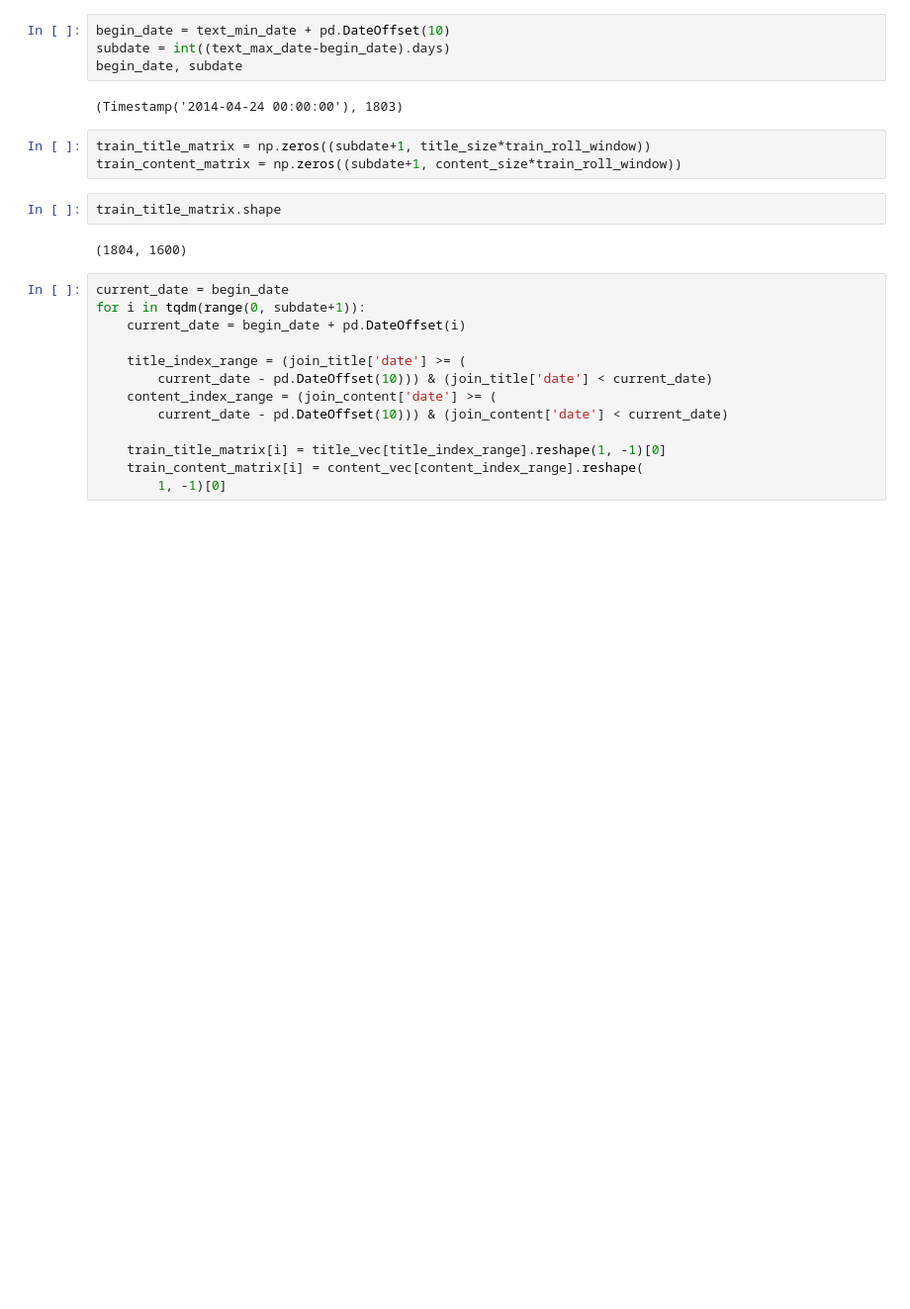
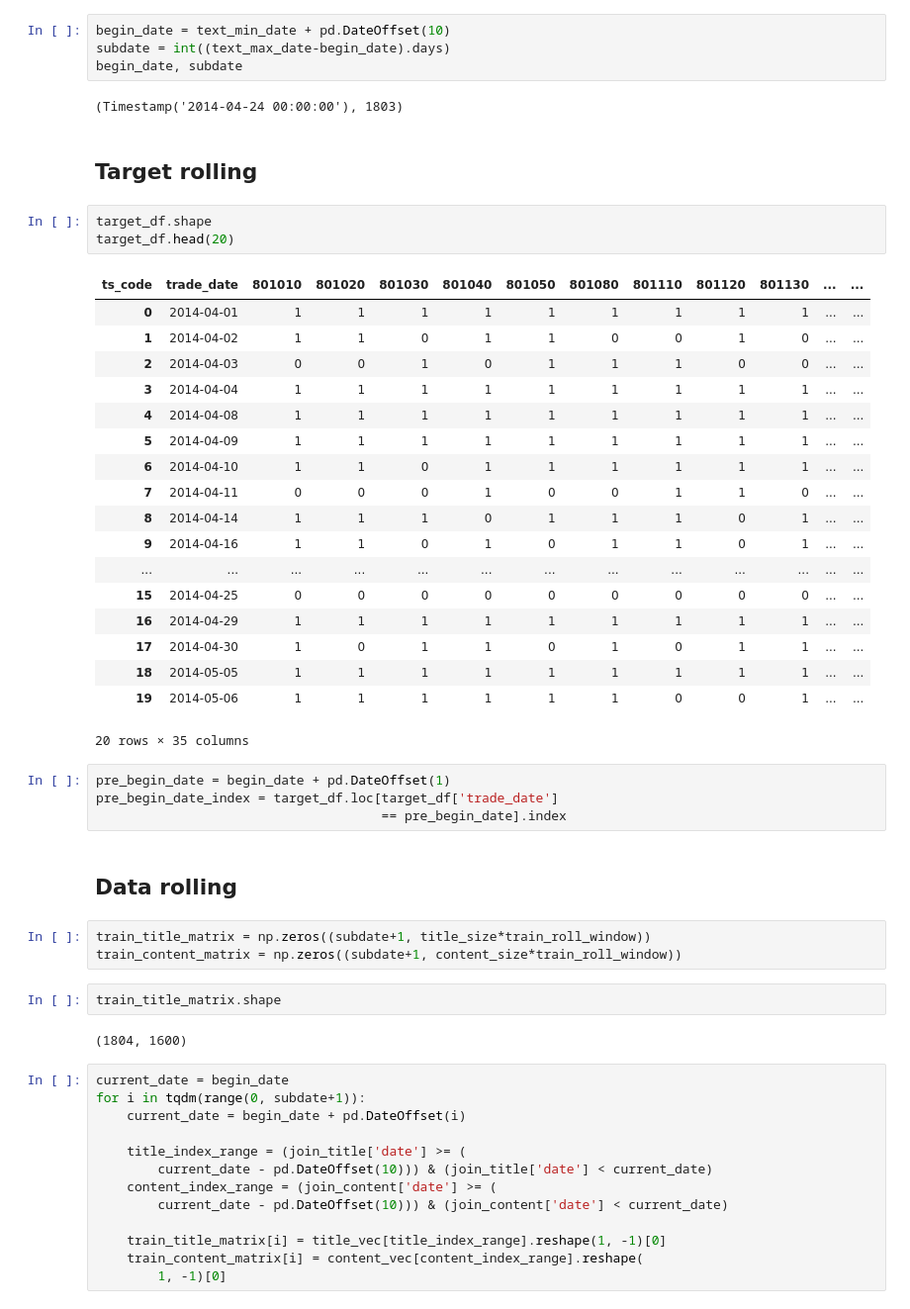
Before and after one commit to sharyxue/News-to-Predict-Stock-Movements, a Jupyter notebook: Code/Text/TextPreprocess.ipynb, the cells around one changed output. Shown at 99% size. Saved outputs shown, nothing was run; the diff lists cells and outputs as text; blank space fills up the shorter version.

```diff
--- a/Code/Text/TextPreprocess.ipynb
+++ b/Code/Text/TextPreprocess.ipynb
@@ -259,6 +253,36 @@ subdate = int((text_max_date-begin_date).days)
 begin_date, subdate
 # %% [output]
 (Timestamp('2014-04-24 00:00:00'), 1803)
+# %% [markdown]
+## Target rolling
+# %%
+target_df.shape
+target_df.head(20)
+# %% [output]
+| ts_code | trade_date | 801010 | 801020 | 801030 | 801040 | 801050 | 801080 | 801110 | 801120 | 801130 | ... | ... |
+| 0 | 2014-04-01 | 1 | 1 | 1 | 1 | 1 | 1 | 1 | 1 | 1 | ... | ... |
+| 1 | 2014-04-02 | 1 | 1 | 0 | 1 | 1 | 0 | 0 | 1 | 0 | ... | ... |
+| 2 | 2014-04-03 | 0 | 0 | 1 | 0 | 1 | 1 | 1 | 0 | 0 | ... | ... |
+| 3 | 2014-04-04 | 1 | 1 | 1 | 1 | 1 | 1 | 1 | 1 | 1 | ... | ... |
+| 4 | 2014-04-08 | 1 | 1 | 1 | 1 | 1 | 1 | 1 | 1 | 1 | ... | ... |
+| 5 | 2014-04-09 | 1 | 1 | 1 | 1 | 1 | 1 | 1 | 1 | 1 | ... | ... |
+| 6 | 2014-04-10 | 1 | 1 | 0 | 1 | 1 | 1 | 1 | 1 | 1 | ... | ... |
+| 7 | 2014-04-11 | 0 | 0 | 0 | 1 | 0 | 0 | 1 | 1 | 0 | ... | ... |
+| 8 | 2014-04-14 | 1 | 1 | 1 | 0 | 1 | 1 | 1 | 0 | 1 | ... | ... |
+| 9 | 2014-04-16 | 1 | 1 | 0 | 1 | 0 | 1 | 1 | 0 | 1 | ... | ... |
+| ... | ... | ... | ... | ... | ... | ... | ... | ... | ... | ... | ... | ... |
+| 15 | 2014-04-25 | 0 | 0 | 0 | 0 | 0 | 0 | 0 | 0 | 0 | ... | ... |
+| 16 | 2014-04-29 | 1 | 1 | 1 | 1 | 1 | 1 | 1 | 1 | 1 | ... | ... |
+| 17 | 2014-04-30 | 1 | 0 | 1 | 1 | 0 | 1 | 0 | 1 | 1 | ... | ... |
+| 18 | 2014-05-05 | 1 | 1 | 1 | 1 | 1 | 1 | 1 | 1 | 1 | ... | ... |
+| 19 | 2014-05-06 | 1 | 1 | 1 | 1 | 1 | 1 | 0 | 0 | 1 | ... | ... |
+20 rows × 35 columns
+# %%
+pre_begin_date = begin_date + pd.DateOffset(1)
+pre_begin_date_index = target_df.loc[target_df['trade_date']
+                                     == pre_begin_date].index
+# %% [markdown]
+## Data rolling
 # %%
 train_title_matrix = np.zeros((subdate+1, title_size*train_roll_window))
 train_content_matrix = np.zeros((subdate+1, content_size*train_roll_window))
```
Also changed, not shown: parts of 3 cells of this notebook.
